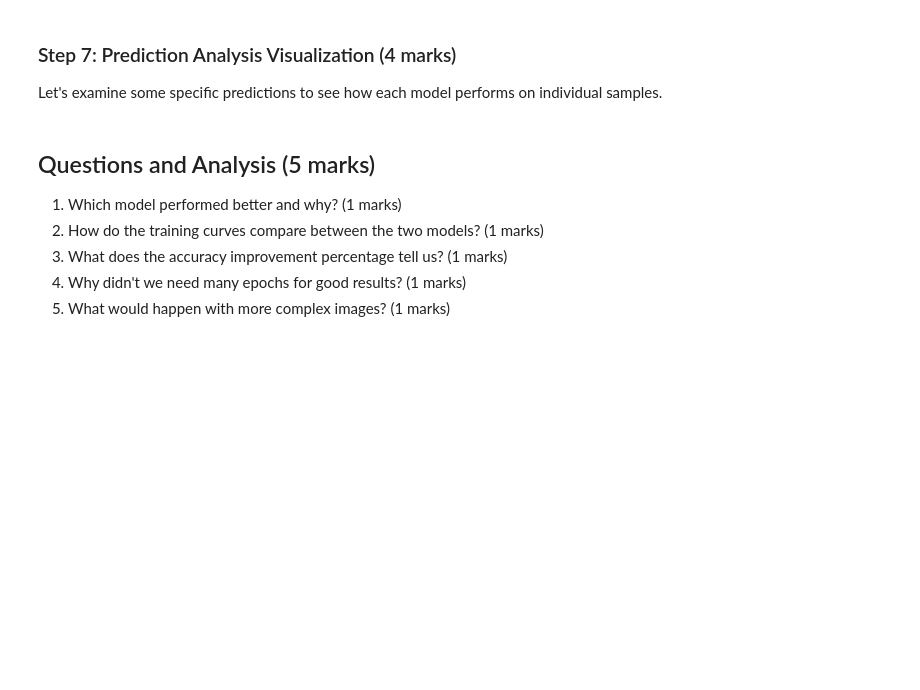
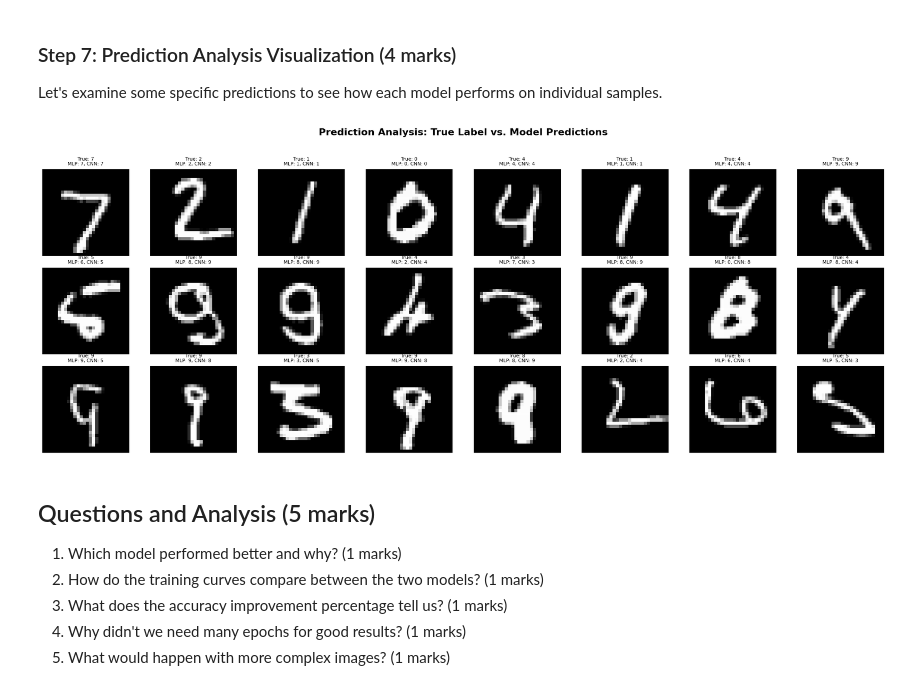
Before and after one commit to WoodenArmor/ENGG680_2025_Fall, a Jupyter notebook: Lab_Assignment2/Assignment2_Upload.ipynb, the cells around one changed output. Drawn from its saved outputs; the diff is of its cells as text; code cells hidden in the pictures; blank space fills up the shorter version.

Commit message:
Filled Part2, Question and Analysis

```diff
--- a/Lab_Assignment2/Assignment2_Upload.ipynb
+++ b/Lab_Assignment2/Assignment2_Upload.ipynb
@@ -2005,39 +2164,69 @@ plt.show()
 
 Let's examine some specific predictions to see how each model performs on individual samples.
 # %%
+
 # Visualize correct and incorrect predictions, create a 3x8 grid
 # First row: Both models correct
 # Second row: CNN correct, MLP wrong
 # Third row: MLP correct, CNN wrong
 
+
 # Create subplots
 # your code here (1 marks)
+
+
+
+# Create subplots
+fig, axes = plt.subplots(3, 8, figsize=(20, 8))
+fig.suptitle('Prediction Analysis: True Label vs. Model Predictions', fontsize=16, fontweight='bold')
+
+
 
 
 # Find correct predictions for each case
 # Sample for both_correct
 both_correct = (mlp_predicted_classes == y_test) & (cnn_predicted_classes == y_test)
 both_correct_indices = np.where(both_correct)[0][:8]
 
-# your code here (1 marks)
+# CNN correct, MLP wrong
+cnn_correct_mlp_wrong = (cnn_predicted_classes == y_test) & (mlp_predicted_classes != y_test)
+cnn_correct_mlp_wrong_indices = np.where(cnn_correct_mlp_wrong)[0][:8]
+
+# MLP correct, CNN wrong
+mlp_correct_cnn_wrong = (mlp_predicted_classes == y_test) & (cnn_predicted_classes != y_test)
+mlp_correct_cnn_wrong_indices = np.where(mlp_correct_cnn_wrong)[0][:8]
+
+# Store indices in a list for easy iteration
+plot_indices_list = [both_correct_indices, cnn_correct_mlp_wrong_indices, mlp_correct_cnn_wrong_indices]
+row_titles = ["Both Correct", "CNN Correct, MLP Wrong", "MLP Correct, CNN Wrong"]
 
 
 
 
 # Plot examples, you can learn how to plot them from previous plotting code in Part 2
 # Add a title for each graph showing the true label and both model predictions
 # hint: use for loop to iterate through the indices and plot each image
 # your code here (2 marks)
 
 
+for row_idx, indices_to_plot in enumerate(plot_indices_list):
+    for col_idx, idx in enumerate(indices_to_plot):
+        image = X_test_normalized[idx]
+        true_label = y_test[idx]
+        mlp_pred = mlp_predicted_classes[idx]
+        cnn_pred = cnn_predicted_classes[idx]
 
+        ax = axes[row_idx, col_idx]
+        ax.imshow(image, cmap='gray')
+        ax.set_title(f"True: {true_label}\nMLP: {mlp_pred}, CNN: {cnn_pred}", fontsize=8)
+        ax.axis('off')
 
-
-
-
+plt.tight_layout(rect=[0, 0.03, 1, 0.95]) # Adjust layout to prevent title overlap
 
 
 plt.show()
+# %% [output]
+[figure, added]
 # %% [markdown]
 ## Questions and Analysis (5 marks)
 
```
Also changed, not shown: parts of 16 cells of this notebook.
